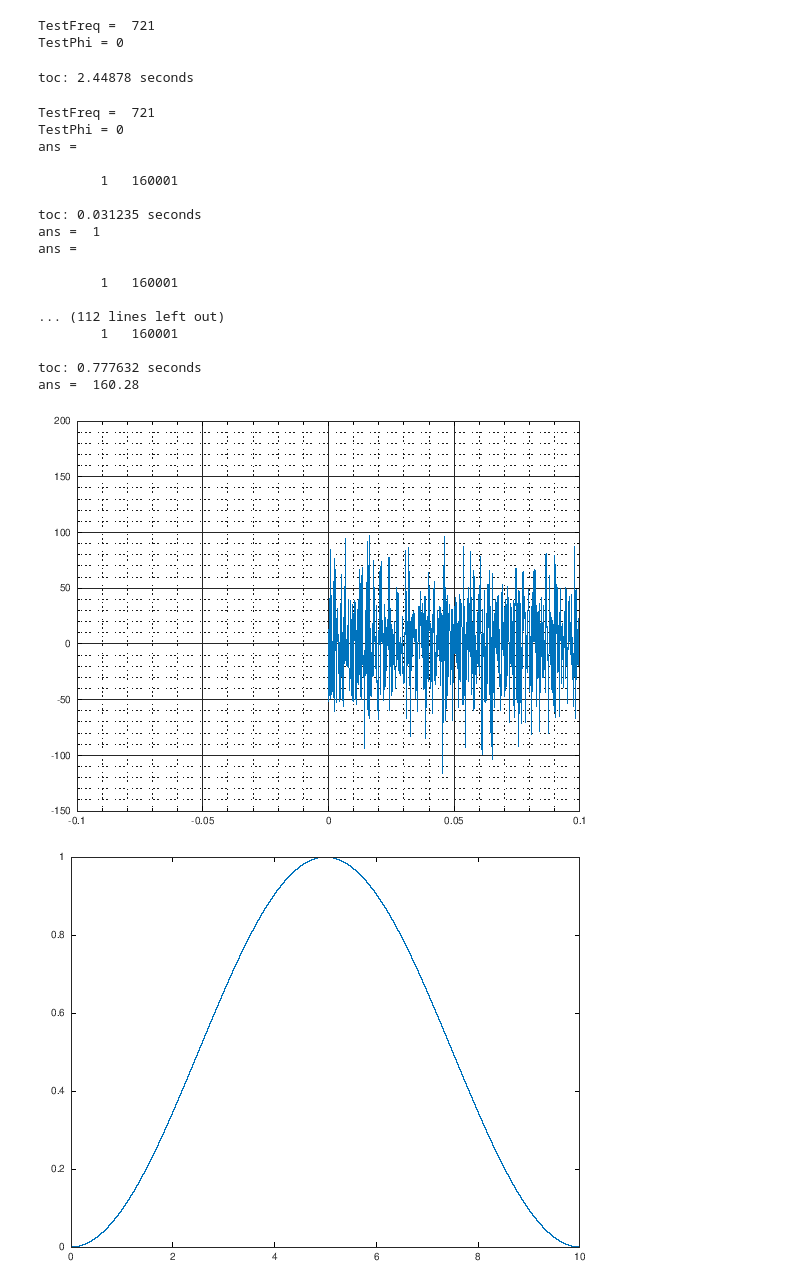
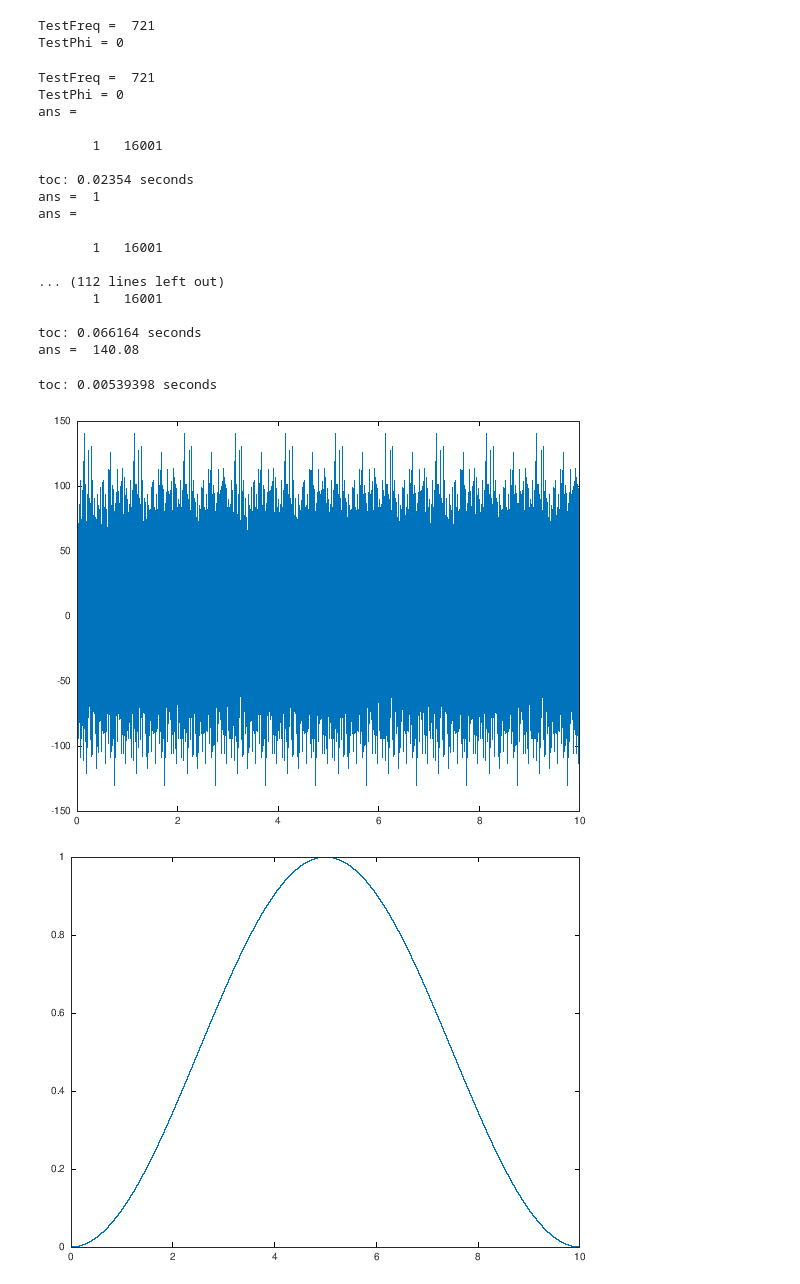
Before and after one commit to tbondy760/sat-chirp, a Jupyter notebook: MakeCalibrationFiles2.ipynb, the cells around one changed output. Saved outputs shown, nothing was run; the diff lists cells and outputs as text; code cells hidden in the pictures.

```diff
--- a/MakeCalibrationFiles2.ipynb
+++ b/MakeCalibrationFiles2.ipynb
@@ -130,20 +130,14 @@ TestPhi = [ 0 ]
 # %% [output]
 TestFreq =  721
 TestPhi = 0
-# %%
-cosArg = 2*pi*TestFreq';
-tic = time();
-Sig = arrayfun(@(t) sum(cos(cosArg*t + TestPhi')), T);
-printf("toc: %d seconds", time() - tic)
-# %% [output]
-toc: 2.44878 seconds
 # %%
 tic = time();
 TestFreq = [ G(1,3) ]
 TestPhi = [ 0 ]
+Tshort = T(1:find(T(:)==1.0));
 ##-cosArg = 2*pi*TestFreq';
 ##-Sig = arrayfun(@(t) sum(cos(cosArg*t + TestPhi')), T);
-cosArg = 2*pi*TestFreq * T + TestPhi;
+cosArg = 2*pi*TestFreq * Tshort + TestPhi;
 Sig = cos(cosArg);
 size(Sig)
 printf("toc: %d seconds\n", time() - tic)
@@ -159,7 +153,7 @@ for firstIndex = 2:numIndexes:rows(G)
   tic = time();
   TestPhi = 2*pi*rand(rows(TestFreq),1);
   # TestPhi = zeros(rows(TestFreq),1);
-  cosArg = 2*pi*TestFreq * T + TestPhi;
+  cosArg = 2*pi*TestFreq * Tshort + TestPhi;
   Sig = sum(cos(cosArg)) + Sig;
   size(Sig)
   ##- Sig = arrayfun(@(t) sum(cos(cosArg*t + TestPhi')), T);
@@ -173,26 +167,33 @@ TestFreq =  721
 TestPhi = 0
 ans =
 
-        1   160001
+       1   16001
 
-toc: 0.031235 seconds
+toc: 0.02354 seconds
 ans =  1
 ans =
 
-        1   160001
+       1   16001
 
 ... (112 lines left out)
-        1   160001
+       1   16001
 
-toc: 0.777632 seconds
-ans =  160.28
+toc: 0.066164 seconds
+ans =  140.08
+# %%
+tic = time();
+SigShort = Sig(1:end-1);
+Sig = [SigShort, SigShort, SigShort, SigShort, SigShort, SigShort, SigShort, SigShort, SigShort, Sig];
+printf("toc: %d seconds\n", time() - tic)
+# %% [output]
+toc: 0.00539398 seconds
 # %%
 plot(T, Sig)
-grid on
-grid minor
-axis([-0.1,+0.1], "tic")
+# grid on
+# grid minor
+# axis([-0.1,+0.1], "tic")
 # %% [output]
-[figure, old version]
+[figure, new version]
 # %%
 RC = (1 - cos(2*pi*T/period))/2;
 plot(T, RC);
```
Also changed, not shown: parts of 1 cell of this notebook.
